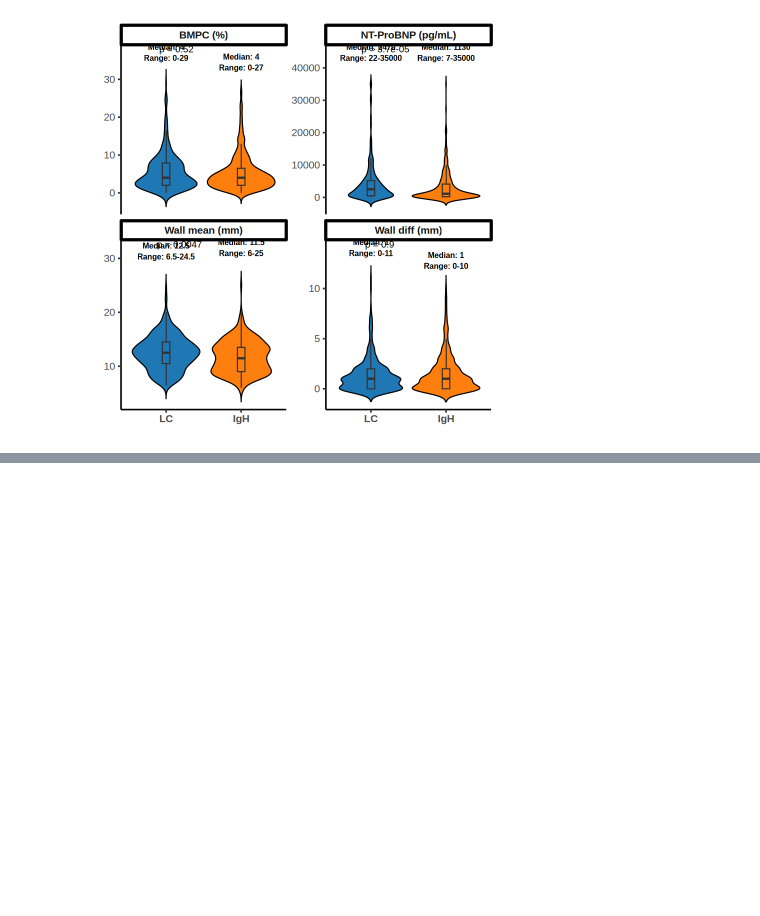
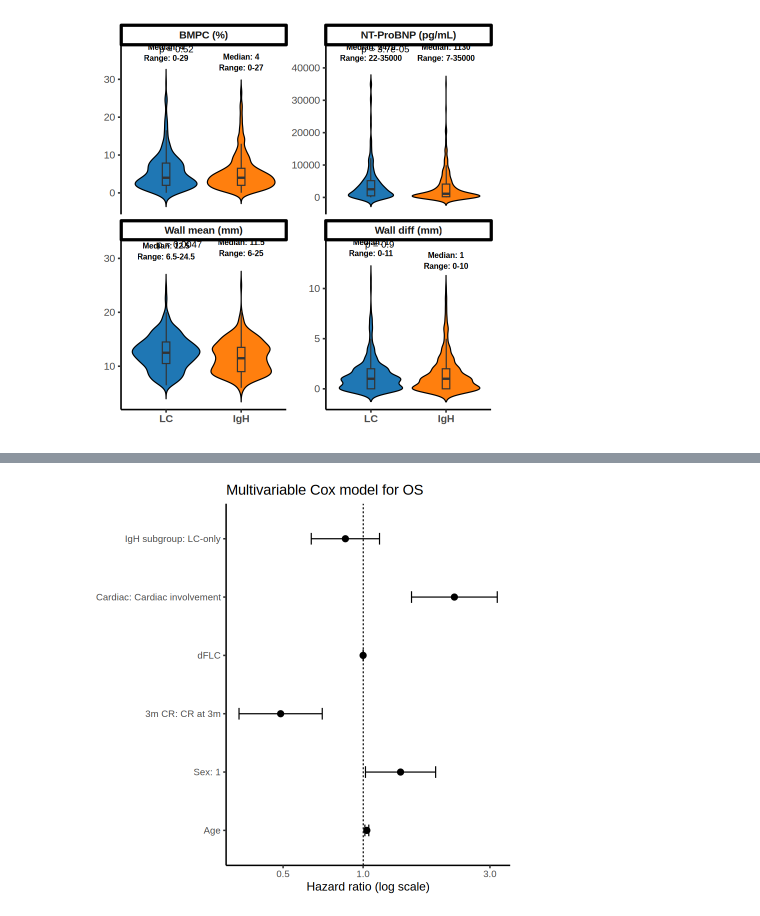
Before and after one commit to Selecton98/SingleCell_PRISM_LConly, a Jupyter notebook: allTx.ipynb, the cells around one changed output, grey strips where cells are left out. Saved outputs shown, nothing was run; the diff lists cells and outputs as text; code cells hidden in the pictures; blank space fills up the shorter version.

```diff
--- a/allTx.ipynb
+++ b/allTx.ipynb
@@ -2095,0 +2193,31 @@ attr(,"class")
+# %%
+# =========================
+# 8B) Forest plot for multivariable Cox model
+# =========================
+plot_df <- hr_table %>%
+  mutate(
+    Variable = gsub("productive_IgH", "IgH subgroup: ", Variable),
+    Variable = gsub("cardiac", "Cardiac: ", Variable),
+    Variable = gsub("cr_3m", "3m CR: ", Variable),
+    Variable = gsub("sex", "Sex: ", Variable),
+    Variable = gsub("dflc", "dFLC", Variable),
+    Variable = gsub("age", "Age", Variable)
+  ) %>%
+  mutate(
+    Variable = factor(Variable, levels = rev(Variable)),
+    sig = Pvalue < 0.05
+  )
+
+ggplot(plot_df, aes(x = HR, y = Variable)) +
+  geom_point(size = 3) +
+  geom_errorbarh(aes(xmin = Lower95, xmax = Upper95), height = 0.2) +
+  geom_vline(xintercept = 1, linetype = 2) +
+  scale_x_log10() +
+  labs(
+    title = "Multivariable Cox model for OS",
+    x = "Hazard ratio (log scale)",
+    y = NULL
+  ) +
+  theme_classic(base_size = 14)
+# %% [output]
+[figure, added]
```
Also changed, not shown: parts of 5 cells of this notebook.
